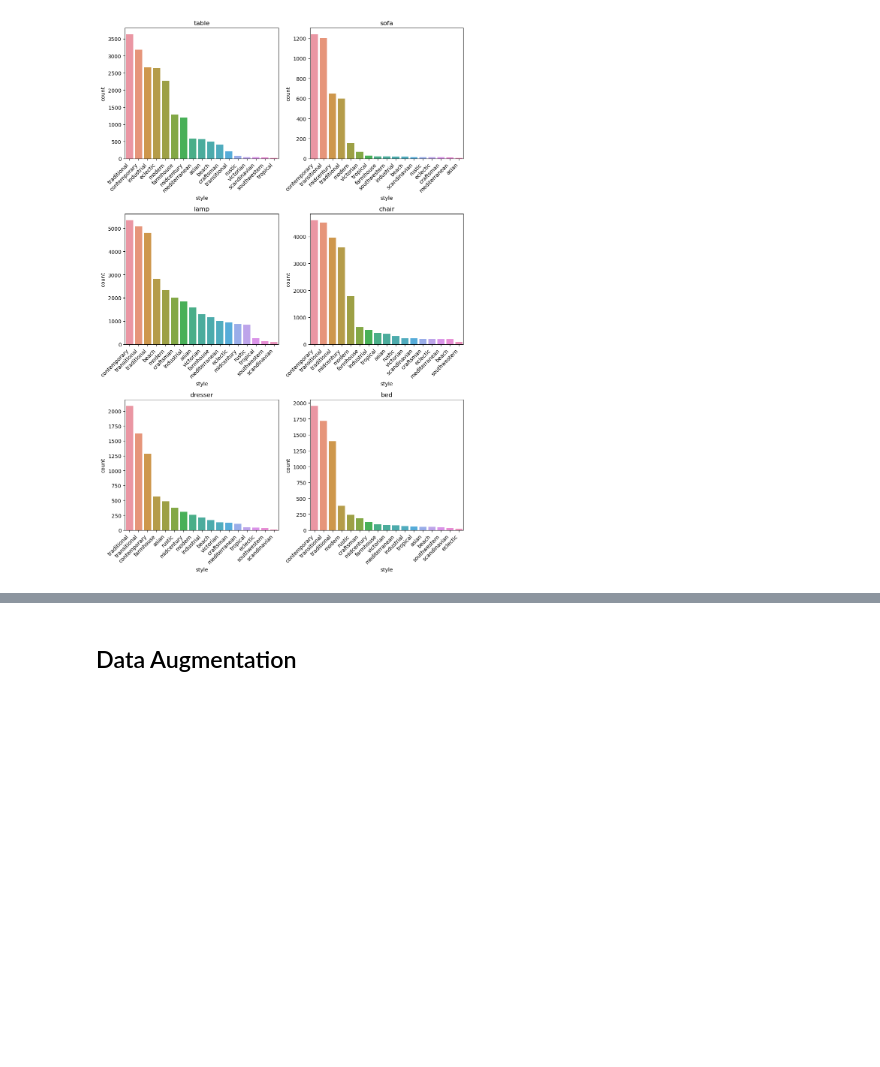
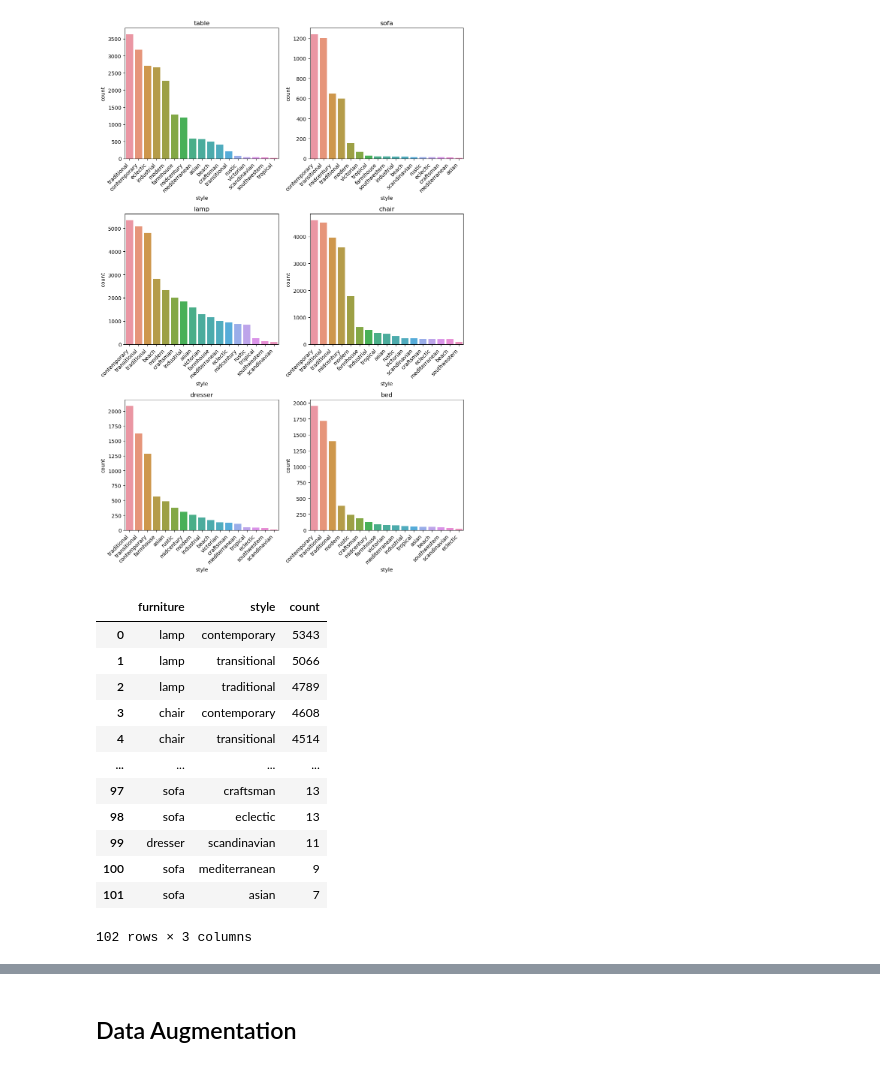
Before and after one commit to soapycattt/COSC2753-MachineLearning, a Jupyter notebook: project-2/EDA & Pre-processing.ipynb, the cells around one changed output, grey strips where cells are left out. Drawn from its saved outputs; the diff is of its cells as text; code cells hidden in the pictures; blank space fills up the shorter version.

```diff
--- a/project-2/EDA & Pre-processing.ipynb
+++ b/project-2/EDA & Pre-processing.ipynb
@@ -91,3 +91,22 @@ plt.tight_layout()
 plt.show()
 # %% [output]
 [figure]
+# %%
+# df['furniture'].value_counts().values
+category = ['furniture','style']
+df_audit = df[category].value_counts().reset_index()
+df_audit
+# %% [output]
+|  | furniture | style | count |
+| 0 | lamp | contemporary | 5343 |
+| 1 | lamp | transitional | 5066 |
+| 2 | lamp | traditional | 4789 |
+| 3 | chair | contemporary | 4608 |
+| 4 | chair | transitional | 4514 |
+| ... | ... | ... | ... |
+| 97 | sofa | craftsman | 13 |
+| 98 | sofa | eclectic | 13 |
+| 99 | dresser | scandinavian | 11 |
+| 100 | sofa | mediterranean | 9 |
+| 101 | sofa | asian | 7 |
+102 rows × 3 columns
```
Also changed, not shown: parts of 8 cells of this notebook, 3 other files.
